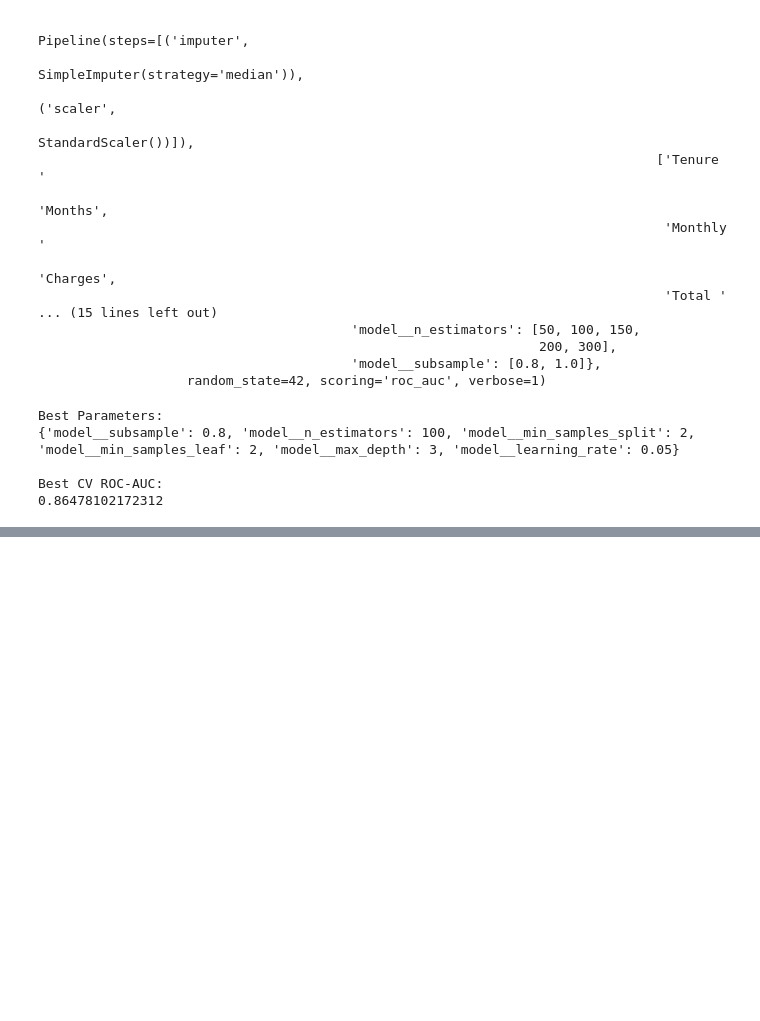
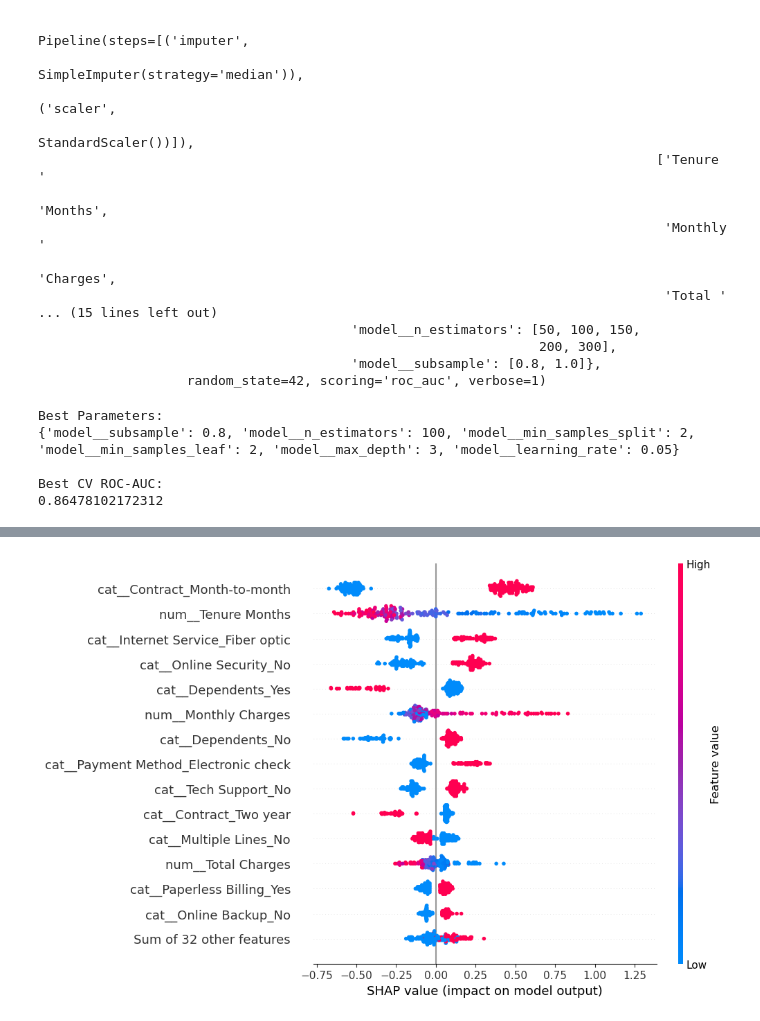
Before and after one commit to sandeepkumar9760/ChurnGuard-End-to-End-Customer-Retention-Intelligence-Platform, a Jupyter notebook: notebooks/01_Telco_churn.ipynb, the cells around one changed output, grey strips where cells are left out. Cells and saved outputs as stored; diff of their text form; code cells hidden in the pictures; blank space fills up the shorter version.

```diff
--- a/notebooks/01_Telco_churn.ipynb
+++ b/notebooks/01_Telco_churn.ipynb
@@ -1197,0 +1547,7 @@ best_gb = gb_search.best_estimator_
+# %%
+shap.plots.beeswarm(
+    shap_values,
+    max_display=15
+)
+# %% [output]
+[figure, added]
```
Also changed, not shown: parts of 24 cells of this notebook.
